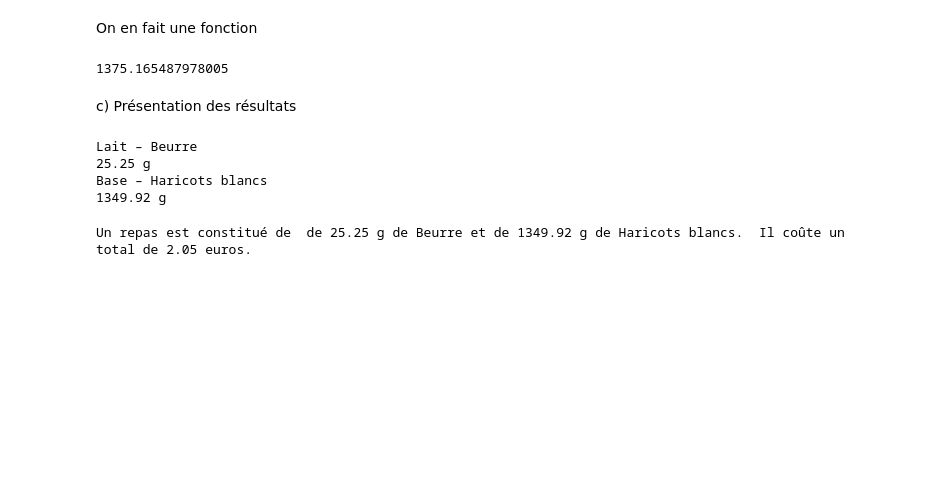
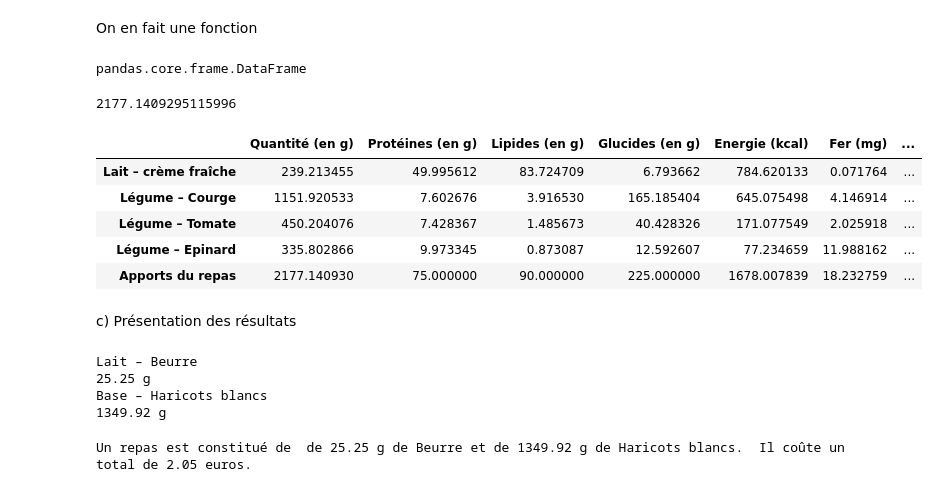
Before and after one commit to karl732/API-Besoins-caloriques-journaliers, a Jupyter notebook: final/Aliments statique.ipynb, the cells around one changed output. Saved outputs shown, nothing was run; the diff lists cells and outputs as text; code cells hidden in the pictures; blank space fills up the shorter version.

```diff
--- a/final/Aliments statique.ipynb
+++ b/final/Aliments statique.ipynb
@@ -157,11 +157,22 @@ def apports(RESULT):
     REPAS.index=Namesrow
 
     return REPAS
+# %%
+type(REPAS)
+# %% [output]
+pandas.core.frame.DataFrame
 # %%
 REPAS=apports(RESULTF)
 display(REPAS.iloc[-1,0])
+REPAS
 # %% [output]
-1375.165487978005
+2177.1409295115996
+|  | Quantité (en g) | Protéines (en g) | Lipides (en g) | Glucides (en g) | Energie (kcal) | Fer (mg) | ... |
+| Lait – crème fraîche | 239.213455 | 49.995612 | 83.724709 | 6.793662 | 784.620133 | 0.071764 | ... |
+| Légume – Courge | 1151.920533 | 7.602676 | 3.916530 | 165.185404 | 645.075498 | 4.146914 | ... |
+| Légume – Tomate | 450.204076 | 7.428367 | 1.485673 | 40.428326 | 171.077549 | 2.025918 | ... |
+| Légume – Epinard | 335.802866 | 9.973345 | 0.873087 | 12.592607 | 77.234659 | 11.988162 | ... |
+| Apports du repas | 2177.140930 | 75.000000 | 90.000000 | 225.000000 | 1678.007839 | 18.232759 | ... |
 # %% [markdown]
 c) Présentation des résultats
 # %%
```
Also changed, not shown: parts of 4 cells of this notebook, 1 other file.
